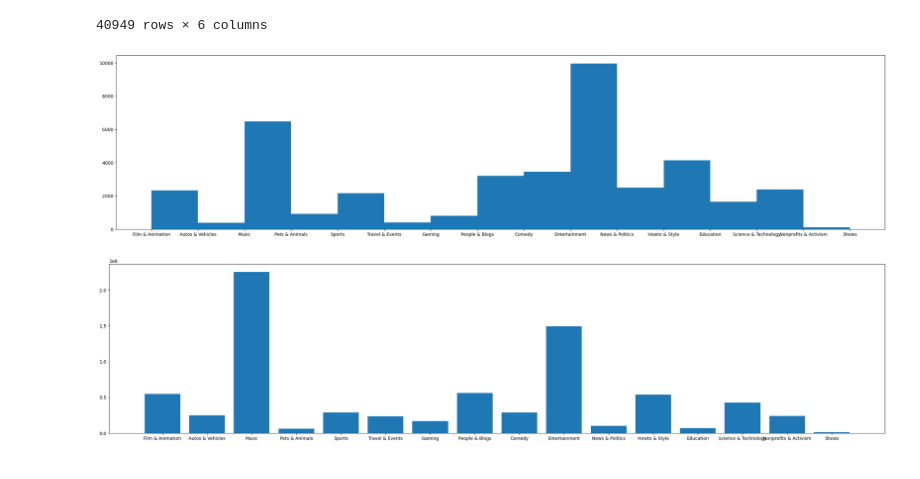
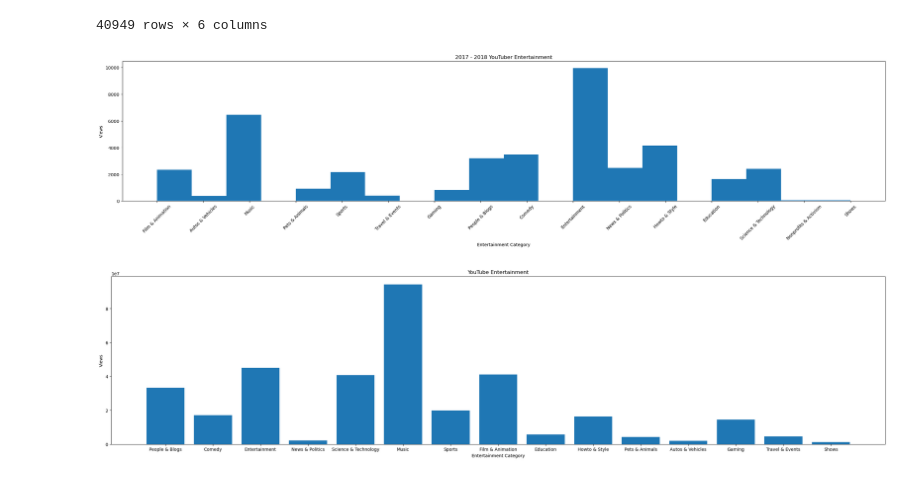
Before and after one commit to DarGo17/youtube, a Jupyter notebook: YouTube Assignmnet.ipynb, the cells around one changed output. Drawn from its saved outputs; the diff is of its cells as text; code cells hidden in the pictures.

```diff
--- a/YouTube Assignmnet.ipynb
+++ b/YouTube Assignmnet.ipynb
@@ -206,15 +194,25 @@ sorted_df.drop(["category_name", "title"], axis =1)
 40949 rows × 6 columns
 # %%
 fig, ax = plt.subplots(figsize=(25,6))
-ax.hist(sorted_df["category_title"], bins=15)
+ax.hist(sorted_df["category_title"], bins=20)
+ax.set_xticklabels(ax.get_xticklabels(), rotation = 45)
 plt.tight_layout()
+
+
+ax.set_xlabel("Entertainment Category")
+ax.set_ylabel("Views")
+ax.set_title("2017 - 2018 YouTuber Entertainment")
+
 plt.show()
 # %% [output]
-[figure, old version]
+[figure, new version]
 # %%
 fig, ax = plt.subplots(figsize=(25,6))
-ax.bar(sorted_df["category_title"], sorted_df["views"])
+ax.bar(smaller_df["category_title"], smaller_df["views"])
 plt.tight_layout()
+ax.set_xlabel("Entertainment Category")
+ax.set_ylabel("Views")
+ax.set_title("YouTube Entertainment")
 plt.show()
 # %% [output]
-[figure, old version]
+[figure, new version]
```
Also changed, not shown: parts of 8 cells of this notebook.
